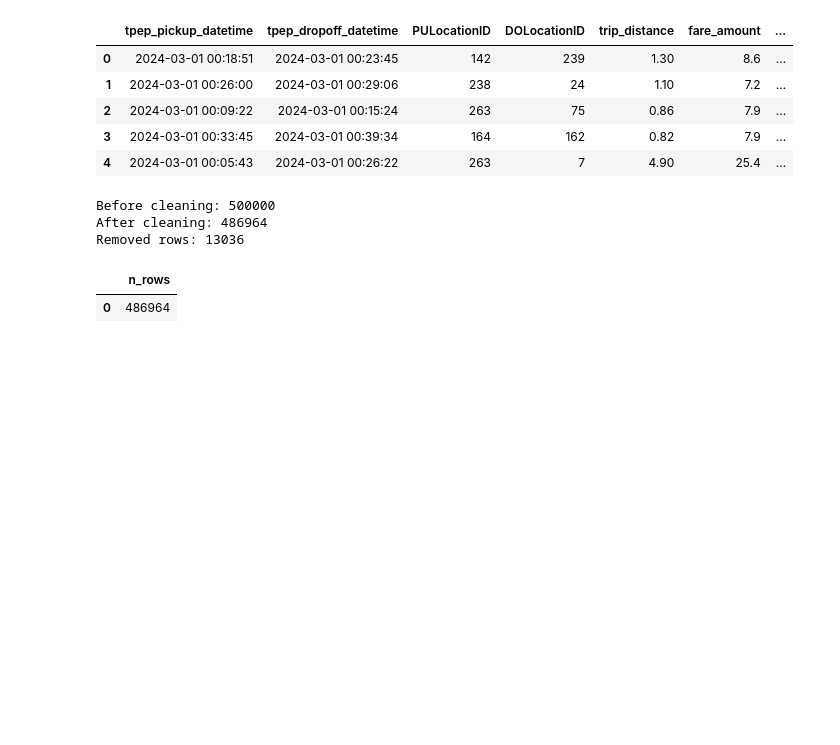
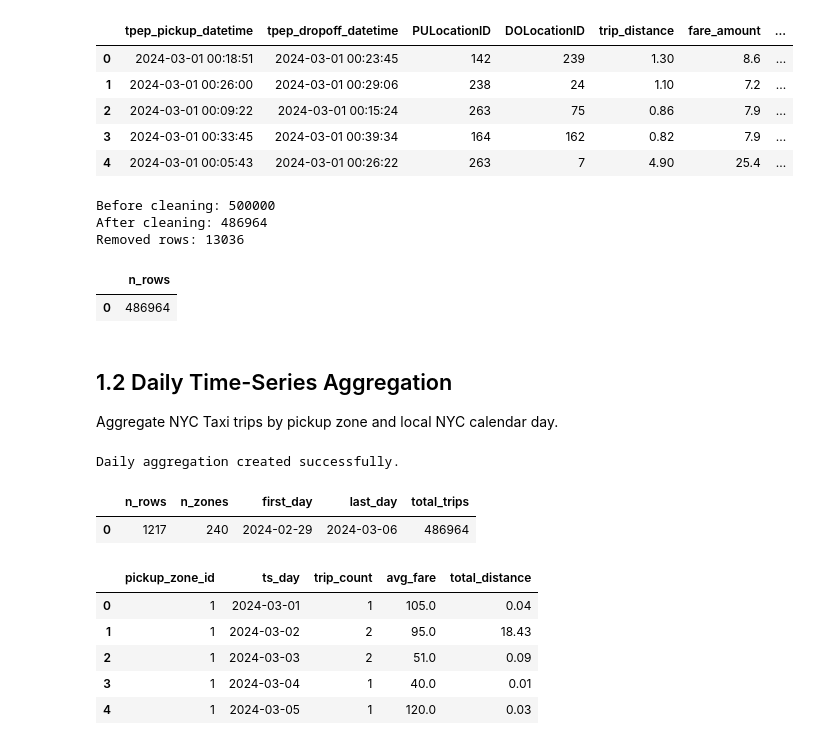
Before and after one commit to BorysZhyhalo/goit-rdb-hw-07, a Jupyter notebook: hw_07_rdb.ipynb, the cells around one changed output. Saved outputs shown, nothing was run; the diff lists cells and outputs as text; code cells hidden in the pictures; blank space fills up the shorter version.

```diff
--- a/hw_07_rdb.ipynb
+++ b/hw_07_rdb.ipynb
@@ -107,3 +107,62 @@ pd.read_sql("""
 # %% [output]
 |  | n_rows |
 | 0 | 486964 |
+# %% [markdown]
+## 1.2 Daily Time-Series Aggregation
+
+Aggregate NYC Taxi trips by pickup zone and local NYC calendar day.
+# %%
+with engine.begin() as conn:
+    conn.execute(text("""
+        DROP TABLE IF EXISTS t7_hw_taxi_daily;
+
+        CREATE TABLE t7_hw_taxi_daily AS
+        SELECT
+            "PULocationID"::INTEGER AS pickup_zone_id,
+            DATE_TRUNC('day', tpep_pickup_datetime::TIMESTAMP)::DATE AS ts_day,
+            COUNT(*)::INTEGER AS trip_count,
+            AVG(fare_amount)::NUMERIC(10, 2) AS avg_fare,
+            SUM(trip_distance)::NUMERIC(12, 2) AS total_distance
+        FROM nyc_taxi_raw
+        WHERE fare_amount > 0
+          AND fare_amount < 500
+          AND trip_distance > 0
+          AND trip_distance < 100
+          AND "PULocationID" IS NOT NULL
+        GROUP BY
+            "PULocationID"::INTEGER,
+            DATE_TRUNC('day', tpep_pickup_datetime::TIMESTAMP)::DATE;
+
+        ALTER TABLE t7_hw_taxi_daily
+            ADD PRIMARY KEY (pickup_zone_id, ts_day);
+    """))
+
+print("Daily aggregation created successfully.")
+# %% [output]
+Daily aggregation created successfully.
+# %%
+display(pd.read_sql("""
+    SELECT
+        COUNT(*) AS n_rows,
+        COUNT(DISTINCT pickup_zone_id) AS n_zones,
+        MIN(ts_day) AS first_day,
+        MAX(ts_day) AS last_day,
+        SUM(trip_count) AS total_trips
+    FROM t7_hw_taxi_daily;
+""", engine))
+
+display(pd.read_sql("""
+    SELECT *
+    FROM t7_hw_taxi_daily
+    ORDER BY pickup_zone_id, ts_day
+    LIMIT 5;
+""", engine))
+# %% [output]
+|  | n_rows | n_zones | first_day | last_day | total_trips |
+| 0 | 1217 | 240 | 2024-02-29 | 2024-03-06 | 486964 |
+|  | pickup_zone_id | ts_day | trip_count | avg_fare | total_distance |
+| 0 | 1 | 2024-03-01 | 1 | 105.0 | 0.04 |
+| 1 | 1 | 2024-03-02 | 2 | 95.0 | 18.43 |
+| 2 | 1 | 2024-03-03 | 2 | 51.0 | 0.09 |
+| 3 | 1 | 2024-03-04 | 1 | 40.0 | 0.01 |
+| 4 | 1 | 2024-03-05 | 1 | 120.0 | 0.03 |
```
